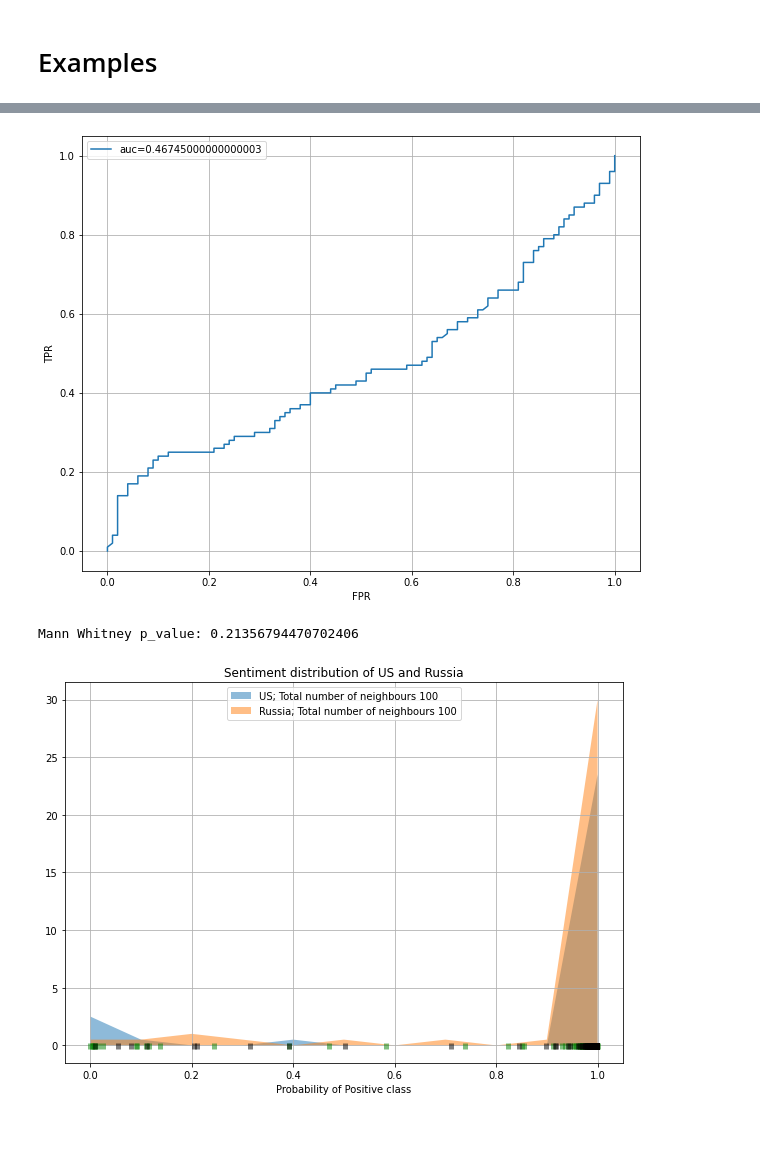
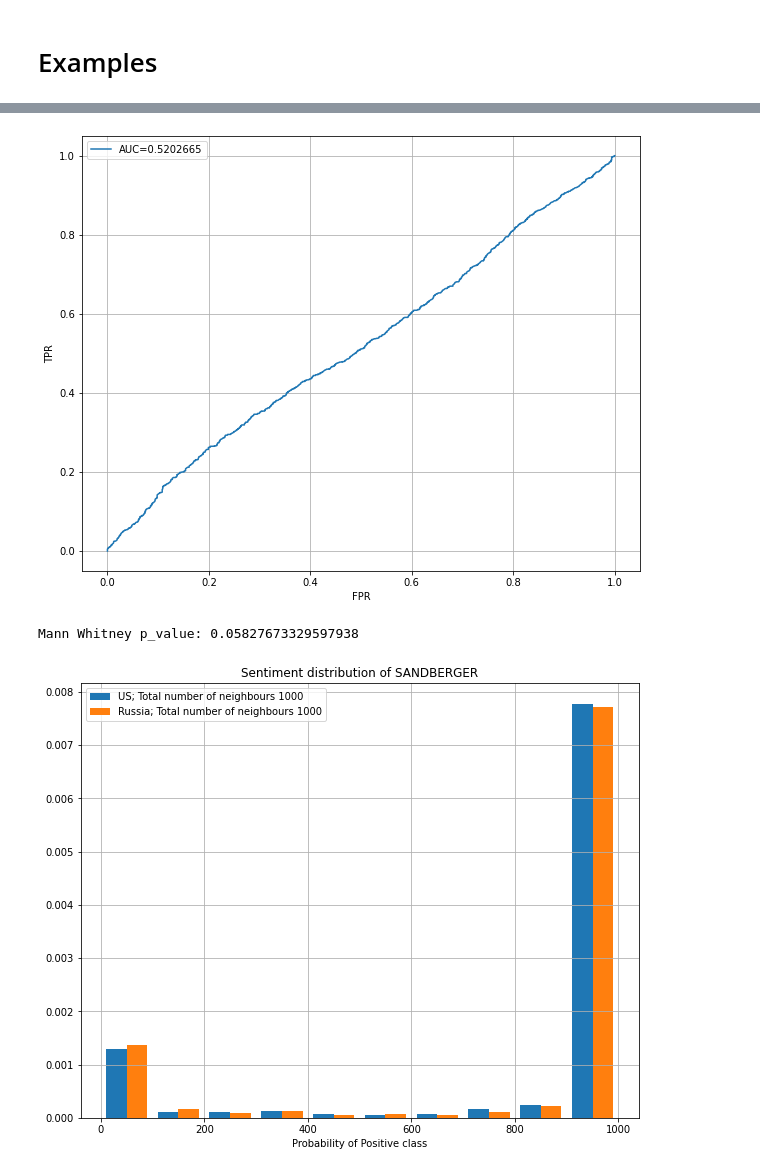
Before and after one commit to acquayefrank/contextual_embeddings, a Jupyter notebook: notebooks/GloVE_Sentiment.ipynb, the cells around one changed output, grey strips where cells are left out. Drawn from its saved outputs; the diff is of its cells as text; code cells hidden in the pictures; blank space fills up the shorter version.

```diff
--- a/notebooks/GloVE_Sentiment.ipynb
+++ b/notebooks/GloVE_Sentiment.ipynb
@@ -169,7 +163,7 @@ classifier('man')[0]
 # %% [markdown]
 # Functions defining
 # %%
-def KNW(word, dictionary, n = 100, metric = 'euclid', order = 'nearest', filter = 'nltk'):
+def KNW(word, dictionary, n = 1000, metric = 'euclid', order = 'nearest', filter = 'nltk'):
 
     word = word.lower()
 
@@ -236,7 +230,7 @@ def predict_label(word, model = 'LSTM'):
         else:
             return 1 - output['score']
 # %%
-def SentimentDistribution(word, n = 100, metric = 'cosine', order = 'nearest', filter = None, model = 'LSTM'):
+def SentimentDistribution(word, n = 1000, metric = 'cosine', order = 'nearest', filter = None, model = 'LSTM'):
 
     '''This function returns a dictionary. The keys are the nearest words of given one, the values
        are probabilities of positive class
@@ -246,8 +240,6 @@ def SentimentDistribution(word, n = 100, metric = 'cosine', order = 'nearest', f
     sentiment_of_input = predict_label(word, model = model)
     if sentiment_of_input == 'Token not found':
         return 'Input token not found'
-    #if word not in set(embeddings_index.keys()):
-    #    return 'Input token not found'
     words = KNW(word, embeddings_index, n = n, metric = metric, order = order, filter = None)
 
     dict_of_sentiments = {}
@@ -305,7 +297,7 @@ np.round(a,0)
 # %% [output]
 array([0., 0., 1., 1.])
 # %%
-def PlotWordPairs(word1, word2, kind = 'hist', n = 100, metric = 'cosine',
+def PlotWordPairs(word1, word2, kind = 'hist', n = 1000, metric = 'cosine',
                   order = 'nearest', filter = None, model = 'LSTM', compute_roc_auc = False, stat_test = None):
 
     word_1_dict = SentimentDistribution(word1, n, metric, order, filter, model)
@@ -339,7 +331,7 @@ def PlotWordPairs(word1, word2, kind = 'hist', n = 100, metric = 'cosine',
 
 
             plt.figure(figsize = (10, 8))
-            plt.plot(fpr, tpr, label="auc="+str(auc))
+            plt.plot(fpr, tpr, label="AUC="+str(auc))
             plt.xlabel('FPR')
             plt.ylabel('TPR')
             plt.legend()
@@ -357,11 +349,11 @@ def PlotWordPairs(word1, word2, kind = 'hist', n = 100, metric = 'cosine',
         if kind == 'hist':
             plt.figure(figsize = (10, 8))
             plt.hist(
-                [np.round(np.array(data_1) * 100), np.round(np.array(data_2) * 100)], density=True,
+                [np.round(np.array(data_1) * 1000), np.round(np.array(data_2) * 1000)], density=True,
                 label = [word1 + '; Total number of neighbours ' + str(len(data_1)),
                          word2 + '; Total number of neighbours ' + str(len(data_2))]
                 )
-            plt.title('Sentiment distribution of ' + word)
+            plt.title('Sentiment distribution of ' + word.upper())
             plt.xlabel('Probability of Positive class')
             plt.legend()
             plt.grid()
@@ -369,8 +361,8 @@ def PlotWordPairs(word1, word2, kind = 'hist', n = 100, metric = 'cosine',
 
         else:
 
-            _, bins1, _ = plt.hist(data_1, density=1, alpha=0.5)
-            _, bins2, _ = plt.hist(data_2, density=1, alpha=0.5)
+            _, bins1, _ = plt.hist(data_1, density=1, alpha=0.5, bins="auto")
+            _, bins2, _ = plt.hist(data_2, density=1, alpha=0.5, bins="auto")
             plt.close()
 
 
@@ -416,7 +408,7 @@ def PlotWordPairs(word1, word2, kind = 'hist', n = 100, metric = 'cosine',
             plt.plot(data_2, np.full_like(data_2, -0.01), '|k', markeredgewidth=5, color='black', alpha = 0.5)
 
 
-            plt.title('Sentiment distribution of ' + word1 + ' and ' + word2)
+            plt.title('Sentiment distribution of ' + word1.upper() + ' and ' + word2.upper())
             plt.xlabel('Probability of Positive class')
             plt.legend(loc = 9)
             plt.grid()
@@ -445,7 +437,7 @@ Mann Whitney p_value: 2.2828620131380965e-05
 # %%
-PlotWordPairs('US', 'Russia', model = 'hugging', kind = 'tophat', compute_roc_auc=True, stat_test='mannwhitneyu')
+PlotWordPairs('US', 'Russia', model = 'hugging', kind = 'hist', compute_roc_auc=True, stat_test='mannwhitneyu')
 # %% [output]
-[figure, old version]
+[figure, new version]
-Mann Whitney p_value: 0.21356794470702406
+Mann Whitney p_value: 0.05827673329597938
-[figure, old version]
+[figure, new version]
 # %%
```
Also changed, not shown: parts of 25 cells of this notebook.
